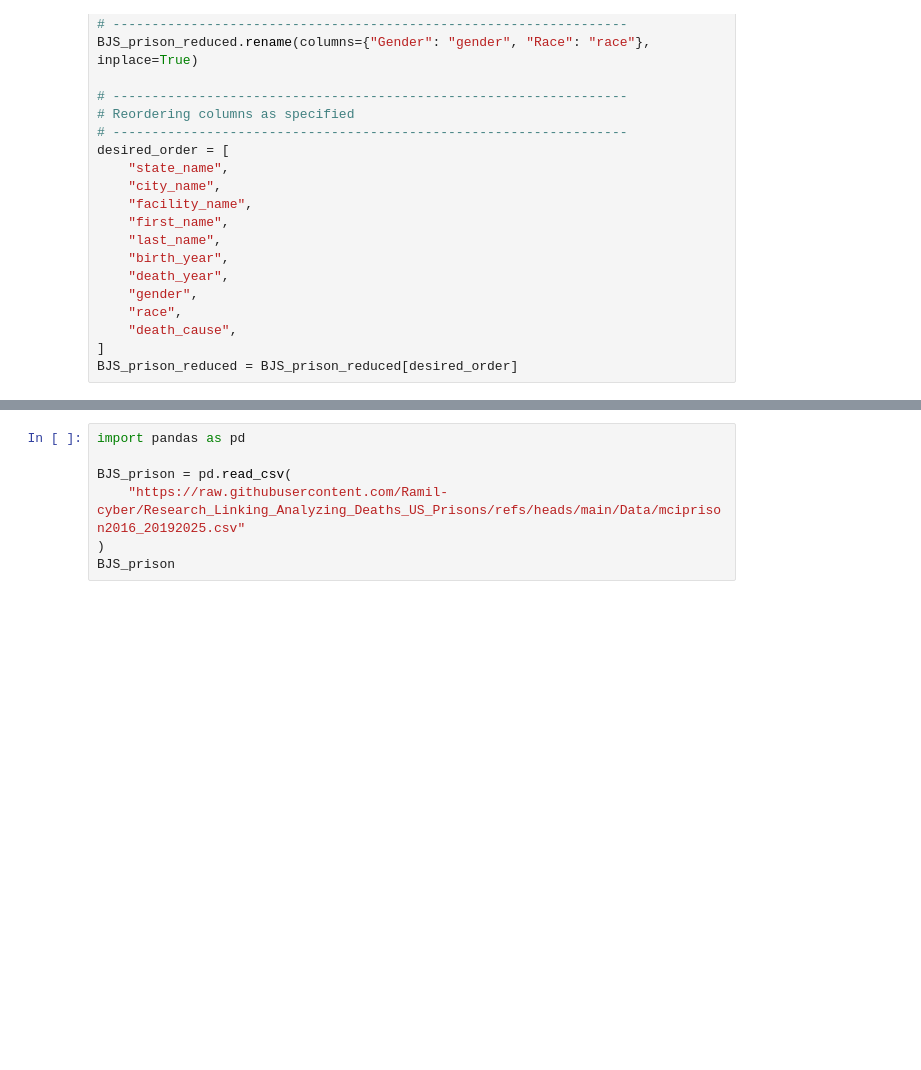
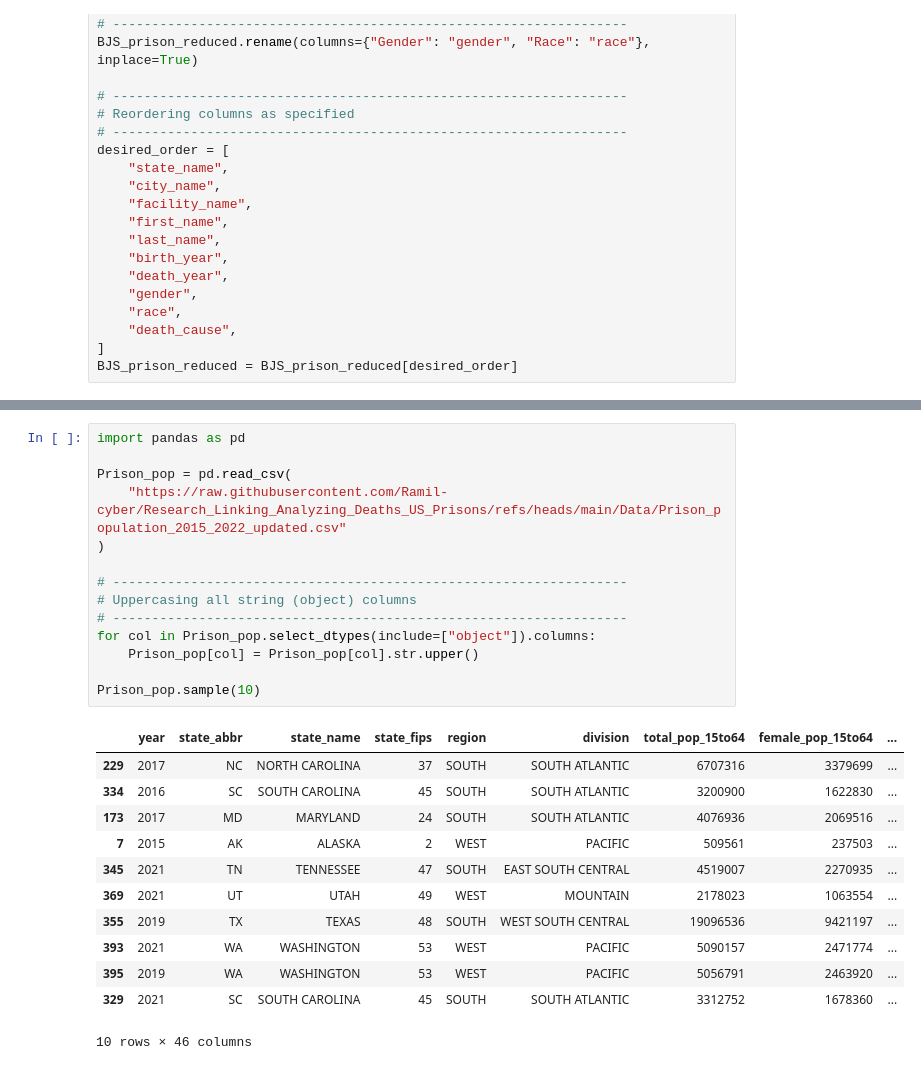
Before and after one commit to Ramil-cyber/Research_Linking_Analyzing_US_Prisons_Deaths, a Jupyter notebook: Data_Manipulation/Last_merged_full_df.ipynb, the cells around one changed output, grey strips where cells are left out. Saved outputs shown, nothing was run; the diff lists cells and outputs as text; blank space fills up the shorter version.

```diff
--- a/BJS_prison_cleaned.ipynb
+++ b/Data_Manipulation/Last_merged_full_df.ipynb
@@ -301,7 +302,27 @@ Grouped summary saved to: BJS_prison_grouped_by_state_year.csv
 # %%
 import pandas as pd
 
-BJS_prison = pd.read_csv(
-    "https://raw.githubusercontent.com/Ramil-cyber/Research_Linking_Analyzing_Deaths_US_Prisons/refs/heads/main/Data/mciprison2016_20192025.csv"
+Prison_pop = pd.read_csv(
+    "https://raw.githubusercontent.com/Ramil-cyber/Research_Linking_Analyzing_Deaths_US_Prisons/refs/heads/main/Data/Prison_population_2015_2022_updated.csv"
 )
-BJS_prison
+
+# ------------------------------------------------------------------
+# Uppercasing all string (object) columns
+# ------------------------------------------------------------------
+for col in Prison_pop.select_dtypes(include=["object"]).columns:
+    Prison_pop[col] = Prison_pop[col].str.upper()
+
+Prison_pop.sample(10)
+# %% [output]
+|  | year | state_abbr | state_name | state_fips | region | division | total_pop_15to64 | female_pop_15to64 | ... |
+| 229 | 2017 | NC | NORTH CAROLINA | 37 | SOUTH | SOUTH ATLANTIC | 6707316 | 3379699 | ... |
+| 334 | 2016 | SC | SOUTH CAROLINA | 45 | SOUTH | SOUTH ATLANTIC | 3200900 | 1622830 | ... |
+| 173 | 2017 | MD | MARYLAND | 24 | SOUTH | SOUTH ATLANTIC | 4076936 | 2069516 | ... |
+| 7 | 2015 | AK | ALASKA | 2 | WEST | PACIFIC | 509561 | 237503 | ... |
+| 345 | 2021 | TN | TENNESSEE | 47 | SOUTH | EAST SOUTH CENTRAL | 4519007 | 2270935 | ... |
+| 369 | 2021 | UT | UTAH | 49 | WEST | MOUNTAIN | 2178023 | 1063554 | ... |
+| 355 | 2019 | TX | TEXAS | 48 | SOUTH | WEST SOUTH CENTRAL | 19096536 | 9421197 | ... |
+| 393 | 2021 | WA | WASHINGTON | 53 | WEST | PACIFIC | 5090157 | 2471774 | ... |
+| 395 | 2019 | WA | WASHINGTON | 53 | WEST | PACIFIC | 5056791 | 2463920 | ... |
+| 329 | 2021 | SC | SOUTH CAROLINA | 45 | SOUTH | SOUTH ATLANTIC | 3312752 | 1678360 | ... |
+10 rows × 46 columns
```
Also changed, not shown: parts of 6 cells of this notebook, 6 other files.
